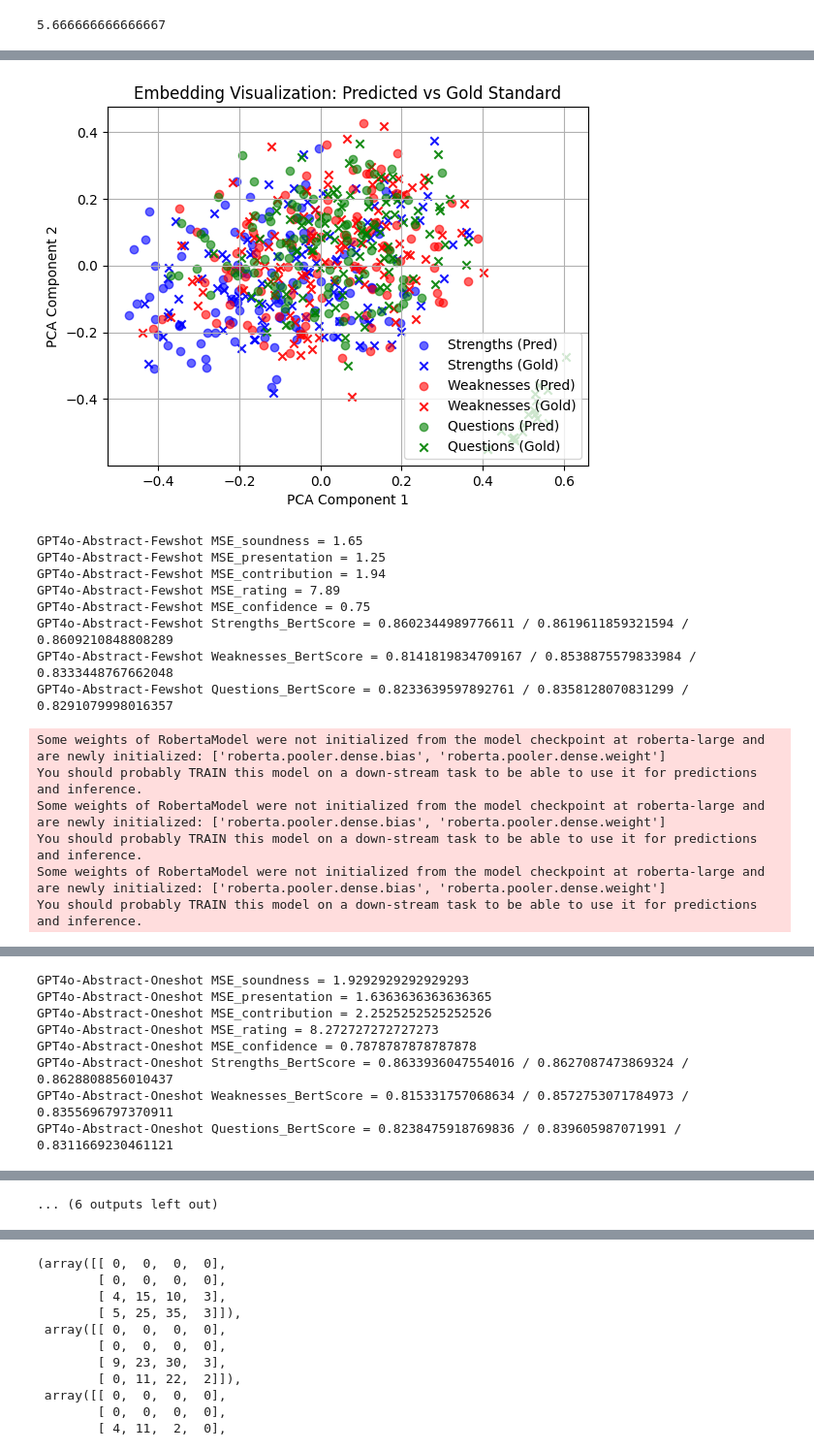
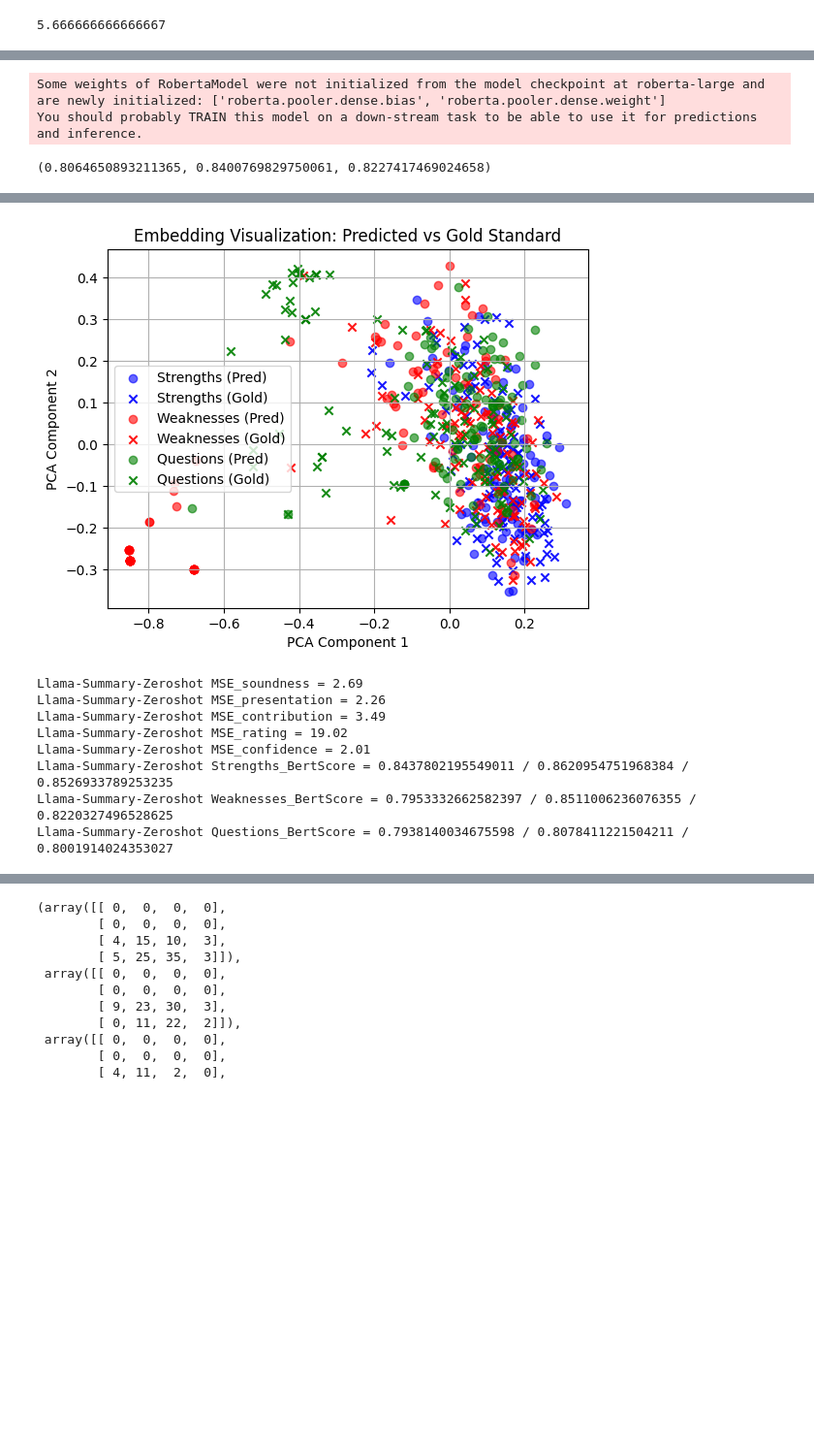
Before and after one commit to akiranishii/ImpactPrediction, a Jupyter notebook: visualization.ipynb, the cells around one changed output, grey strips where cells are left out. Shown at 97% size. Cells and saved outputs as stored; diff of their text form; code cells hidden in the pictures; blank space fills up the shorter version.

Commit message:
llama results

```diff
--- a/visualization.ipynb
+++ b/visualization.ipynb
@@ -15,14 +16,21 @@ associations_valid = [('data/test_data/few_shot/test_data_2024_abstract_prompts_
                       ('data/test_data/few_shot/test_data_2024_abstract_prompts_fewshot.jsonl', 'results/gpt4o/test_data_answer_not_in_prompt/test_data_2024_abstract_prompts_gpt4o_results.jsonl', 'GPT4o-Abstract-Zeroshot'),
                       ('data/test_data/few_shot/test_data_2024_summary_prompts_fewshot.jsonl', 'results/gpt4o/test_data_answer_not_in_prompt/test_data_2024_summary_prompts_fewshot_gpt4o_results.jsonl', 'GPT4o-Summary-Fewshot'),
                       ('data/test_data/few_shot/test_data_2024_summary_prompts_fewshot.jsonl', 'results/gpt4o/test_data_answer_not_in_prompt/test_data_2024_summary_prompts_oneshot_gpt4o_results.jsonl', 'GPT4o-Summary-Oneshot'),
-                      ('data/test_data/few_shot/test_data_2024_summary_prompts_fewshot.jsonl', 'results/gpt4o/test_data_answer_not_in_prompt/test_data_2024_summary_prompts_gpt4o_results.jsonl', 'GPT4o-Summary-Zeroshot')]
+                      ('data/test_data/few_shot/test_data_2024_summary_prompts_fewshot.jsonl', 'results/gpt4o/test_data_answer_not_in_prompt/test_data_2024_summary_prompts_gpt4o_results.jsonl', 'GPT4o-Summary-Zeroshot'),
+                      ('data/test_data/few_shot/test_data_2024_summary_prompts_fewshot.jsonl', 'results/gpt4o/test_data_answer_not_in_prompt/test_data_2024_full text_prompts_oneshot_gpt4o_results.jsonl', 'GPT4o-Full_Text-Oneshot'),
+                      ('data/test_data/few_shot/test_data_2024_summary_prompts_fewshot.jsonl', 'results/gpt4o/test_data_answer_not_in_prompt/test_data_2024_full text_prompts_gpt4o_results.jsonl', 'GPT4o-Full_Text-Zeroshot')]
+
+associations_valid = [('data/test_data/few_shot/test_data_2024_summary_prompts_fewshot.jsonl', 'results/llama3_8BInstruct/zero_shot_2024_summary_prompts.jsonl', 'Llama-Summary-Zeroshot')]
+#associations_valid = [('data/test_data/few_shot/test_data_2024_abstract_prompts_fewshot.jsonl', 'results/gpt4o/test_data_answer_not_in_prompt/test_data_2024_abstract_prompts_fewshot_gpt4o_results.jsonl', 'GPT4o-Abstract-Fewshot')]
 
 associations_test = [('data/test_data/few_shot/test_data_2025_abstract_prompts_fewshot.jsonl', 'results/gpt4o/test_data_answer_not_in_prompt/test_data_2025_abstract_prompts_fewshot_gpt4o_results.jsonl', 'GPT4o-Abstract-Fewshot'),
                      ('data/test_data/few_shot/test_data_2025_abstract_prompts_fewshot.jsonl', 'results/gpt4o/test_data_answer_not_in_prompt/test_data_2025_abstract_prompts_oneshot_gpt4o_results.jsonl', 'GPT4o-Abstract-Oneshot'),
                      ('data/test_data/few_shot/test_data_2025_abstract_prompts_fewshot.jsonl', 'results/gpt4o/test_data_answer_not_in_prompt/test_data_2025_abstract_prompts_gpt4o_results.jsonl', 'GPT4o-Abstract-Zeroshot'),
                      ('data/test_data/few_shot/test_data_2025_summary_prompts_fewshot.jsonl', 'results/gpt4o/test_data_answer_not_in_prompt/test_data_2025_summary_prompts_fewshot_gpt4o_results.jsonl', 'GPT4o-Summary-Fewshot'),
                      ('data/test_data/few_shot/test_data_2025_summary_prompts_fewshot.jsonl', 'results/gpt4o/test_data_answer_not_in_prompt/test_data_2025_summary_prompts_oneshot_gpt4o_results.jsonl', 'GPT4o-Summary-Oneshot'),
-                     ('data/test_data/few_shot/test_data_2025_summary_prompts_fewshot.jsonl', 'results/gpt4o/test_data_answer_not_in_prompt/test_data_2025_summary_prompts_gpt4o_results.jsonl', 'GPT4o-Summary-Zeroshot')]
+                     ('data/test_data/few_shot/test_data_2025_summary_prompts_fewshot.jsonl', 'results/gpt4o/test_data_answer_not_in_prompt/test_data_2025_summary_prompts_gpt4o_results.jsonl', 'GPT4o-Summary-Zeroshot'),
+                     ('data/test_data/few_shot/test_data_2025_summary_prompts_fewshot.jsonl', 'results/gpt4o/test_data_answer_not_in_prompt/test_data_2025_full text_prompts_oneshot_gpt4o_results.jsonl', 'GPT4o-Full_Text-Oneshot'),
+                     ('data/test_data/few_shot/test_data_2025_summary_prompts_fewshot.jsonl', 'results/gpt4o/test_data_answer_not_in_prompt/test_data_2025_full text_prompts_gpt4o_results.jsonl', 'GPT4o-Full_Text-Zeroshot')]
 # %%
 def get_gold_and_predictions(association):
     with open(association[0], 'r') as f:
@@ -33,7 +41,8 @@ def get_gold_and_predictions(association):
         predictions = [json.loads(line) for line in f]
 
     gold_standard = [{item['paper_id']:json.loads(item['messages'][-1]['content'])} for item in gold_standard]
-    predictions = [{item['paper_id']:item['review']} for item in predictions if 'review' in item.keys()]
+    #predictions = [{item['paper_id']:item['review']} for item in predictions if 'review' in item.keys()]
+    predictions = [{item['paper_id']:json.loads(item['review'])} for item in predictions if 'review' in item.keys()]
 
     return gold_standard, predictions
 
@@ -72,10 +81,3 @@ def confusion_matrix_gen(num_pred, num_gold):
     confidence_conf = confusion_matrix(num_pred[:,4], num_gold[:,4], labels=[1,2,3,4])
 
     return(soundness_conf, presentation_conf, contribution_conf, rating_conf, confidence_conf)
-# %%
-all_embeddings = np.vstack([
-        model.encode(pred_text[:,0]), model.encode(gold_text[:,0]),
-        model.encode(pred_text[:,1]), model.encode(gold_text[:,1]),
-        model.encode(pred_text[:,2]), model.encode(gold_text[:,2]),
-    ])
-all_embeddings
@@ -96,3 +83,0 @@ array([[-0.06017489, -0.02073128,  0.02318575, ...,  0.04575887,
-# %%
-pca = PCA(n_components=2)
-pca.fit_transform(all_embeddings).shape
@@ -101,10 +84,16 @@ pca.fit_transform(all_embeddings).shape
+# %%
+calc_bertscore(gold_text[:,1], np.array(random.sample(pred_text[:,0].tolist(), len(pred_text[:,0]))))
+# %% [output]
+Some weights of RobertaModel were not initialized from the model checkpoint at roberta-large and are newly initialized: ['roberta.pooler.dense.bias', 'roberta.pooler.dense.weight']
+You should probably TRAIN this model on a down-stream task to be able to use it for predictions and inference.
+(0.8064650893211365, 0.8400769829750061, 0.8227417469024658)
 # %%
 numerical_scores = ["Soundness", "Presentation", "Contribution", "Rating", "Confidence"]
 text_fields = ["Strengths", "Weaknesses", "Questions"]
 
 results_list = []
 
-for association in associations_test:
+for association in associations_valid:
     gold_standard, predictions = get_gold_and_predictions(association)
 
     gold_scores = []
@@ -163,6 +152,7 @@ for association in associations_test:
     plt.show()
 
 
+
     print(association[2] + ' MSE_soundness = ' + str(mean_squared_error(gold_scores[:,0], pred_scores[:,0])))
     print(association[2] + ' MSE_presentation = ' + str(mean_squared_error(gold_scores[:,1], pred_scores[:,1])))
     print(association[2] + ' MSE_contribution = ' + str(mean_squared_error(gold_scores[:,2], pred_scores[:,2])))
@@ -200,15 +192,9 @@ You should probably TRAIN this model on a down-stream task to be able to use it
-[figure, old version]
+[figure, new version]
-GPT4o-Abstract-Fewshot MSE_soundness = 1.65
-GPT4o-Abstract-Fewshot MSE_presentation = 1.25
-GPT4o-Abstract-Fewshot MSE_contribution = 1.94
-GPT4o-Abstract-Fewshot MSE_rating = 7.89
-GPT4o-Abstract-Fewshot MSE_confidence = 0.75
-GPT4o-Abstract-Fewshot Strengths_BertScore = 0.8602344989776611 / 0.8619611859321594 / 0.8609210848808289
-GPT4o-Abstract-Fewshot Weaknesses_BertScore = 0.8141819834709167 / 0.8538875579833984 / 0.8333448767662048
-GPT4o-Abstract-Fewshot Questions_BertScore = 0.8233639597892761 / 0.8358128070831299 / 0.8291079998016357
+Llama-Summary-Zeroshot MSE_soundness = 2.69
+Llama-Summary-Zeroshot MSE_presentation = 2.26
+Llama-Summary-Zeroshot MSE_contribution = 3.49
+Llama-Summary-Zeroshot MSE_rating = 19.02
+Llama-Summary-Zeroshot MSE_confidence = 2.01
+Llama-Summary-Zeroshot Strengths_BertScore = 0.8437802195549011 / 0.8620954751968384 / 0.8526933789253235
+Llama-Summary-Zeroshot Weaknesses_BertScore = 0.7953332662582397 / 0.8511006236076355 / 0.8220327496528625
+Llama-Summary-Zeroshot Questions_BertScore = 0.7938140034675598 / 0.8078411221504211 / 0.8001914024353027
-Some weights of RobertaModel were not initialized from the model checkpoint at roberta-large and are newly initialized: ['roberta.pooler.dense.bias', 'roberta.pooler.dense.weight']
-You should probably TRAIN this model on a down-stream task to be able to use it for predictions and inference.
-Some weights of RobertaModel were not initialized from the model checkpoint at roberta-large and are newly initialized: ['roberta.pooler.dense.bias', 'roberta.pooler.dense.weight']
-You should probably TRAIN this model on a down-stream task to be able to use it for predictions and inference.
-Some weights of RobertaModel were not initialized from the model checkpoint at roberta-large and are newly initialized: ['roberta.pooler.dense.bias', 'roberta.pooler.dense.weight']
-You should probably TRAIN this model on a down-stream task to be able to use it for predictions and inference.
@@ -216,8 +200,0 @@ You should probably TRAIN this model on a down-stream task to be able to use it
-GPT4o-Abstract-Oneshot MSE_soundness = 1.9292929292929293
-GPT4o-Abstract-Oneshot MSE_presentation = 1.6363636363636365
-GPT4o-Abstract-Oneshot MSE_contribution = 2.2525252525252526
-GPT4o-Abstract-Oneshot MSE_rating = 8.272727272727273
-GPT4o-Abstract-Oneshot MSE_confidence = 0.7878787878787878
-GPT4o-Abstract-Oneshot Strengths_BertScore = 0.8633936047554016 / 0.8627087473869324 / 0.8628808856010437
-GPT4o-Abstract-Oneshot Weaknesses_BertScore = 0.815331757068634 / 0.8572753071784973 / 0.8355696797370911
-GPT4o-Abstract-Oneshot Questions_BertScore = 0.8238475918769836 / 0.839605987071991 / 0.8311669230461121
@@ -254 +200,0 @@ GPT4o-Summary-Fewshot Questions_BertScore = 0.8256059288978577 / 0.8344290256500
-... (6 outputs left out)
```
Also changed, not shown: parts of 8 cells of this notebook, 2 other files.
